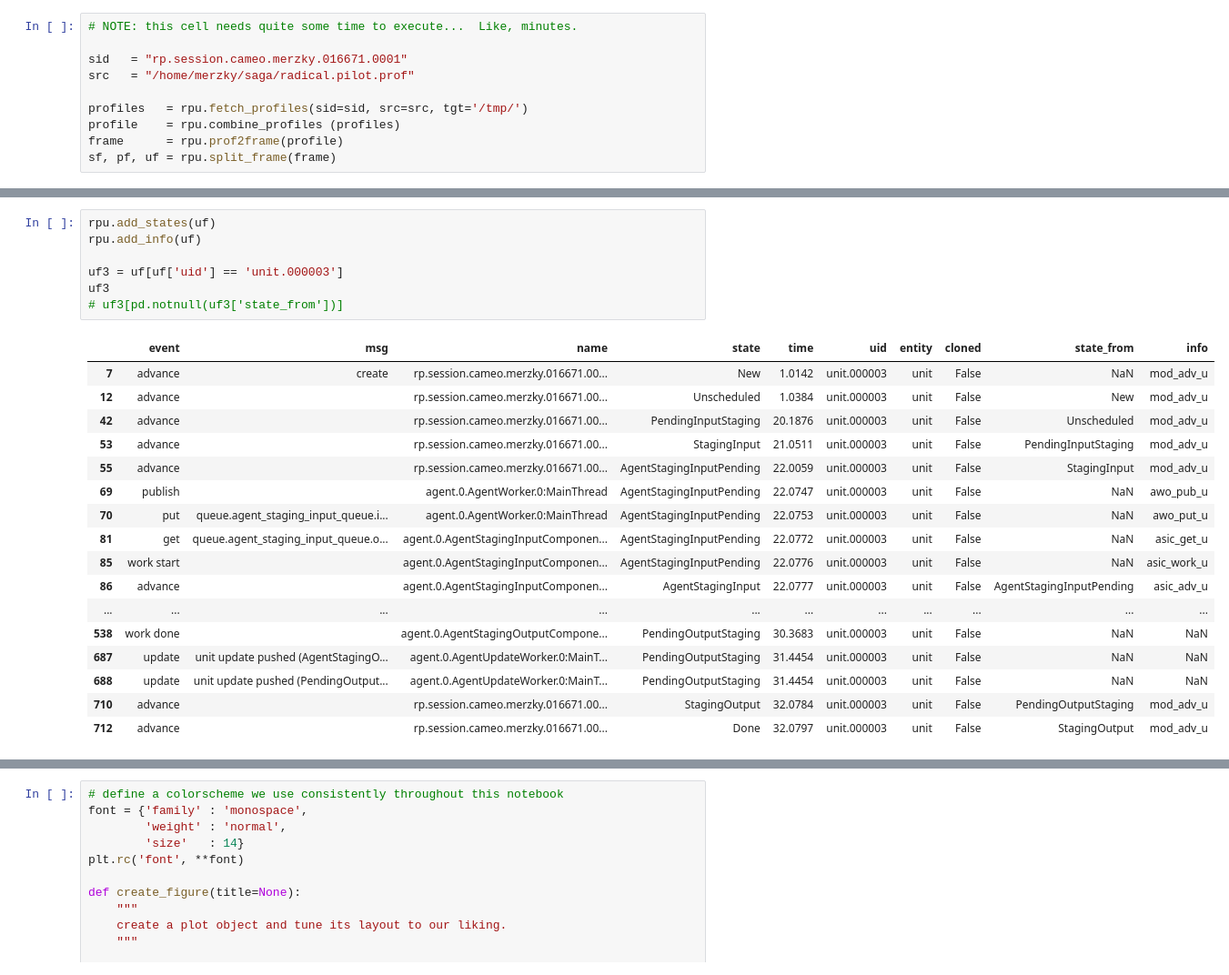
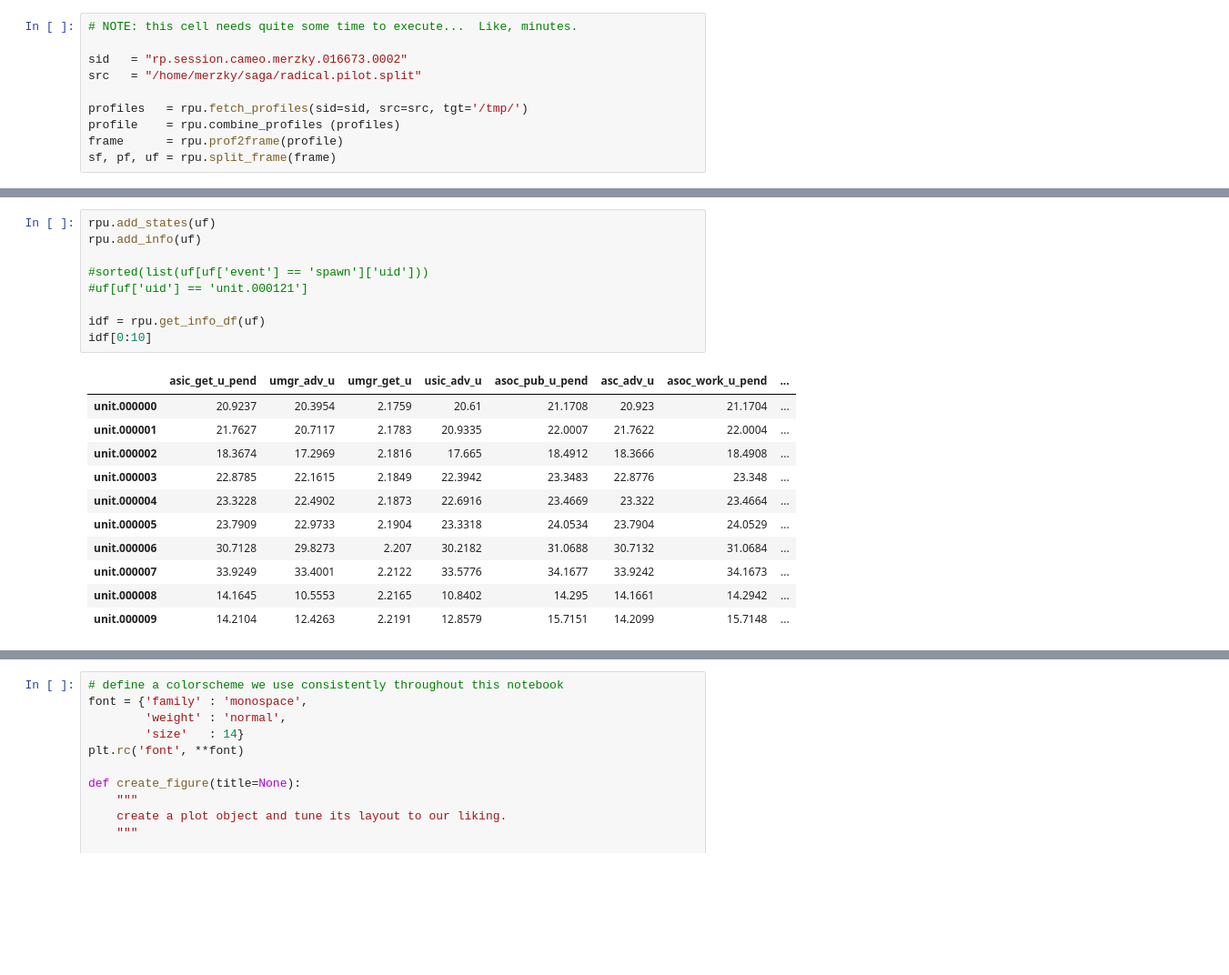
Before and after one commit to radical-cybertools/radical.pilot, a Jupyter notebook: bin/plot_profile.ipynb, the cells around one changed output, grey strips where cells are left out. Shown at 91% size. Saved outputs shown, nothing was run; the diff lists cells and outputs as text; blank space fills up the shorter version.

```diff
--- a/bin/plot_profile.ipynb
+++ b/bin/plot_profile.ipynb
@@ -26,8 +26,8 @@ height has been deprecated.
 # %%
 # NOTE: this cell needs quite some time to execute...  Like, minutes.
 
-sid   = "rp.session.cameo.merzky.016671.0001"
-src   = "/home/merzky/saga/radical.pilot.prof"
+sid   = "rp.session.cameo.merzky.016673.0002"
+src   = "/home/merzky/saga/radical.pilot.split"
 
 profiles   = rpu.fetch_profiles(sid=sid, src=src, tgt='/tmp/')
 profile    = rpu.combine_profiles (profiles)
@@ -51,28 +51,24 @@ fetching 'file://localhost/home/merzky/radical.pilot.sandbox/rp.session.cameo.me
 # %%
 rpu.add_states(uf)
 rpu.add_info(uf)
 
-uf3 = uf[uf['uid'] == 'unit.000003']
-uf3
-# uf3[pd.notnull(uf3['state_from'])]
+#sorted(list(uf[uf['event'] == 'spawn']['uid']))
+#uf[uf['uid'] == 'unit.000121']
+
+idf = rpu.get_info_df(uf)
+idf[0:10]
 # %% [output]
-|  | event | msg | name | state | time | uid | entity | cloned | state_from | info |
-| 7 | advance | create | rp.session.cameo.merzky.016671.00... | New | 1.0142 | unit.000003 | unit | False | NaN | mod_adv_u |
-| 12 | advance |  | rp.session.cameo.merzky.016671.00... | Unscheduled | 1.0384 | unit.000003 | unit | False | New | mod_adv_u |
-| 42 | advance |  | rp.session.cameo.merzky.016671.00... | PendingInputStaging | 20.1876 | unit.000003 | unit | False | Unscheduled | mod_adv_u |
-| 53 | advance |  | rp.session.cameo.merzky.016671.00... | StagingInput | 21.0511 | unit.000003 | unit | False | PendingInputStaging | mod_adv_u |
-| 55 | advance |  | rp.session.cameo.merzky.016671.00... | AgentStagingInputPending | 22.0059 | unit.000003 | unit | False | StagingInput | mod_adv_u |
-| 69 | publish |  | agent.0.AgentWorker.0:MainThread | AgentStagingInputPending | 22.0747 | unit.000003 | unit | False | NaN | awo_pub_u |
-| 70 | put | queue.agent_staging_input_queue.i... | agent.0.AgentWorker.0:MainThread | AgentStagingInputPending | 22.0753 | unit.000003 | unit | False | NaN | awo_put_u |
-| 81 | get | queue.agent_staging_input_queue.o... | agent.0.AgentStagingInputComponen... | AgentStagingInputPending | 22.0772 | unit.000003 | unit | False | NaN | asic_get_u |
-| 85 | work start |  | agent.0.AgentStagingInputComponen... | AgentStagingInputPending | 22.0776 | unit.000003 | unit | False | NaN | asic_work_u |
-| 86 | advance |  | agent.0.AgentStagingInputComponen... | AgentStagingInput | 22.0777 | unit.000003 | unit | False | AgentStagingInputPending | asic_adv_u |
-| ... | ... | ... | ... | ... | ... | ... | ... | ... | ... | ... |
-| 538 | work done |  | agent.0.AgentStagingOutputCompone... | PendingOutputStaging | 30.3683 | unit.000003 | unit | False | NaN | NaN |
-| 687 | update | unit update pushed (AgentStagingO... | agent.0.AgentUpdateWorker.0:MainT... | PendingOutputStaging | 31.4454 | unit.000003 | unit | False | NaN | NaN |
-| 688 | update | unit update pushed (PendingOutput... | agent.0.AgentUpdateWorker.0:MainT... | PendingOutputStaging | 31.4454 | unit.000003 | unit | False | NaN | NaN |
-| 710 | advance |  | rp.session.cameo.merzky.016671.00... | StagingOutput | 32.0784 | unit.000003 | unit | False | PendingOutputStaging | mod_adv_u |
-| 712 | advance |  | rp.session.cameo.merzky.016671.00... | Done | 32.0797 | unit.000003 | unit | False | StagingOutput | mod_adv_u |
+|  | asic_get_u_pend | umgr_adv_u | umgr_get_u | usic_adv_u | asoc_pub_u_pend | asc_adv_u | asoc_work_u_pend | ... |
+| unit.000000 | 20.9237 | 20.3954 | 2.1759 | 20.61 | 21.1708 | 20.923 | 21.1704 | ... |
+| unit.000001 | 21.7627 | 20.7117 | 2.1783 | 20.9335 | 22.0007 | 21.7622 | 22.0004 | ... |
+| unit.000002 | 18.3674 | 17.2969 | 2.1816 | 17.665 | 18.4912 | 18.3666 | 18.4908 | ... |
+| unit.000003 | 22.8785 | 22.1615 | 2.1849 | 22.3942 | 23.3483 | 22.8776 | 23.348 | ... |
+| unit.000004 | 23.3228 | 22.4902 | 2.1873 | 22.6916 | 23.4669 | 23.322 | 23.4664 | ... |
+| unit.000005 | 23.7909 | 22.9733 | 2.1904 | 23.3318 | 24.0534 | 23.7904 | 24.0529 | ... |
+| unit.000006 | 30.7128 | 29.8273 | 2.207 | 30.2182 | 31.0688 | 30.7132 | 31.0684 | ... |
+| unit.000007 | 33.9249 | 33.4001 | 2.2122 | 33.5776 | 34.1677 | 33.9242 | 34.1673 | ... |
+| unit.000008 | 14.1645 | 10.5553 | 2.2165 | 10.8402 | 14.295 | 14.1661 | 14.2942 | ... |
+| unit.000009 | 14.2104 | 12.4263 | 2.2191 | 12.8579 | 15.7151 | 14.2099 | 15.7148 | ... |
 # %%
 print "columns: %s" % dict(uf.dtypes).keys()
 print "infos  : %s" % uf['info'].dropna().unique()
```
Also changed, not shown: parts of 5 cells of this notebook, 7 other files.
